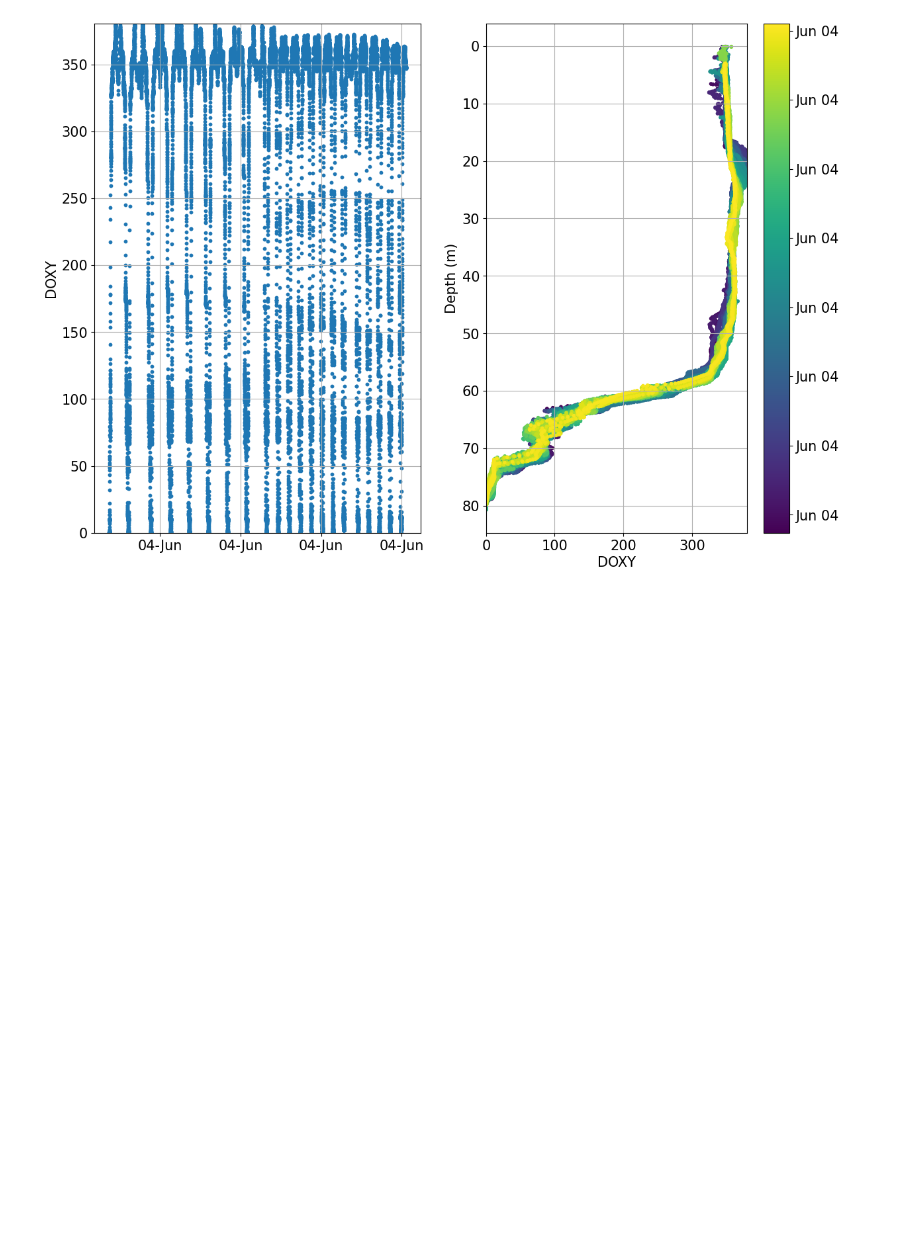
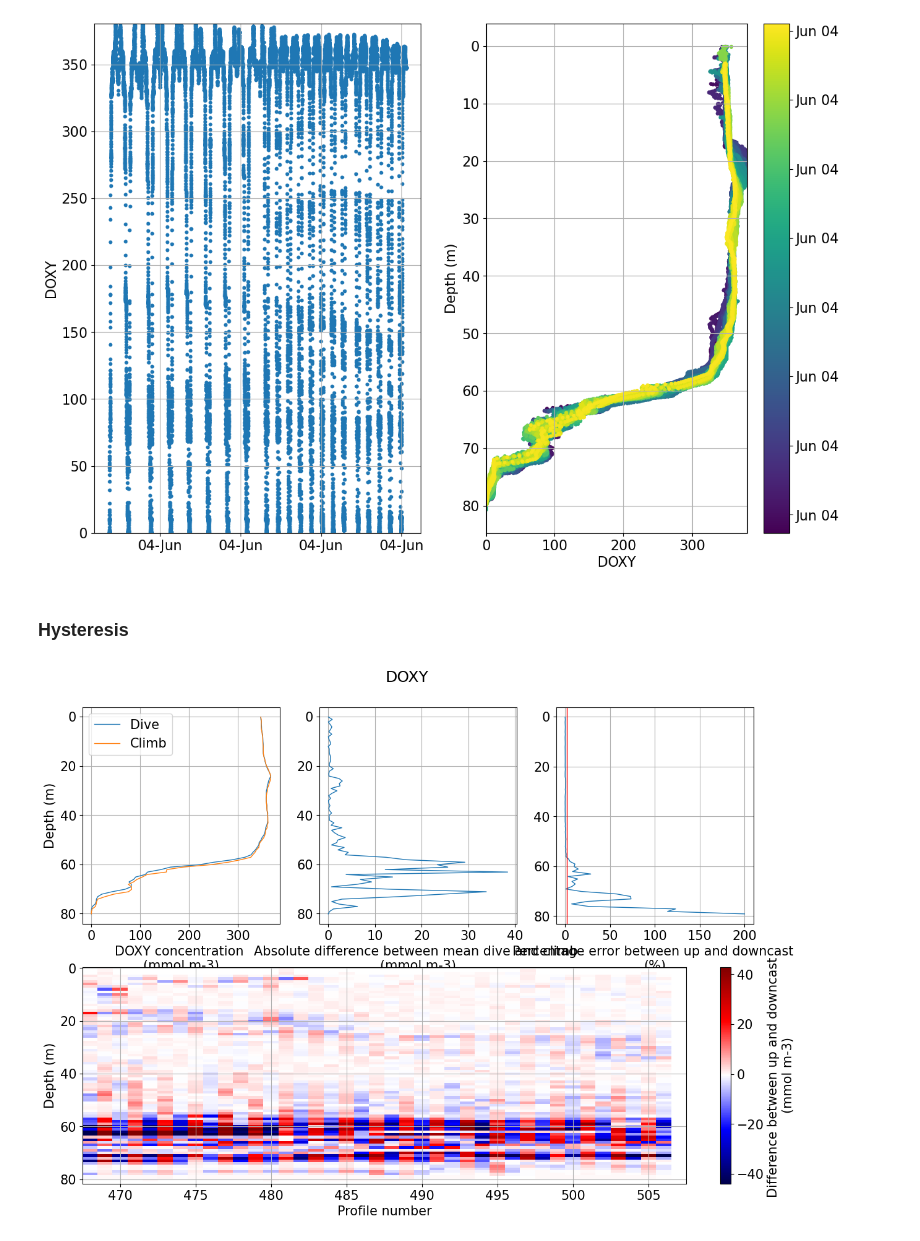
Before and after one commit to OceanGlidersCommunity/glidertest, a Jupyter notebook: demo-output.ipynb, the cells around one changed output. Cells and saved outputs as stored; diff of their text form; code cells hidden in the pictures; blank space fills up the shorter version.

```diff
--- a/demo-output.ipynb
+++ b/demo-output.ipynb
@@ -257,3 +257,10 @@ Oxygen SOP provides a great summary of the needed processing of salinity data an
 plots.check_temporal_drift(ds, var='DOXY');
 # %% [output]
 [figure]
+# %% [markdown]
+### Hysteresis
+# %%
+df, diff, err, rms = tools.compute_hyst_stat(ds, var='DOXY', v_res=1)
+fig, ax = plots.plot_hysteresis(ds, var='DOXY')
+# %% [output]
+[figure, added]
```
Also changed, not shown: parts of 1 cell of this notebook, 16 other files.
